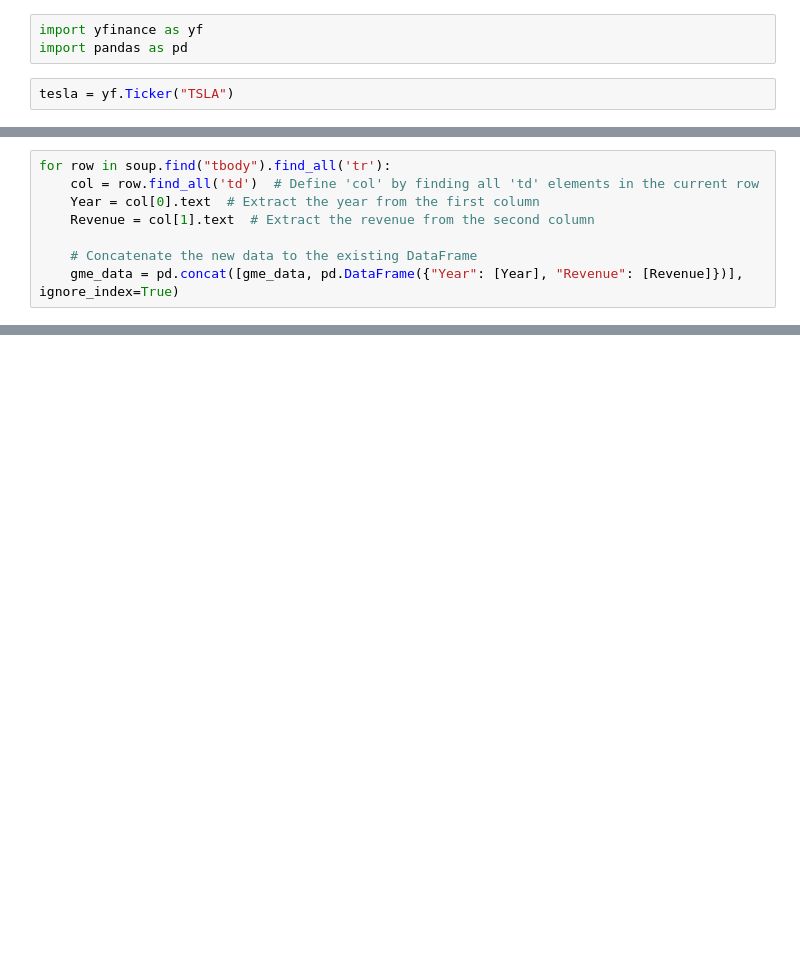
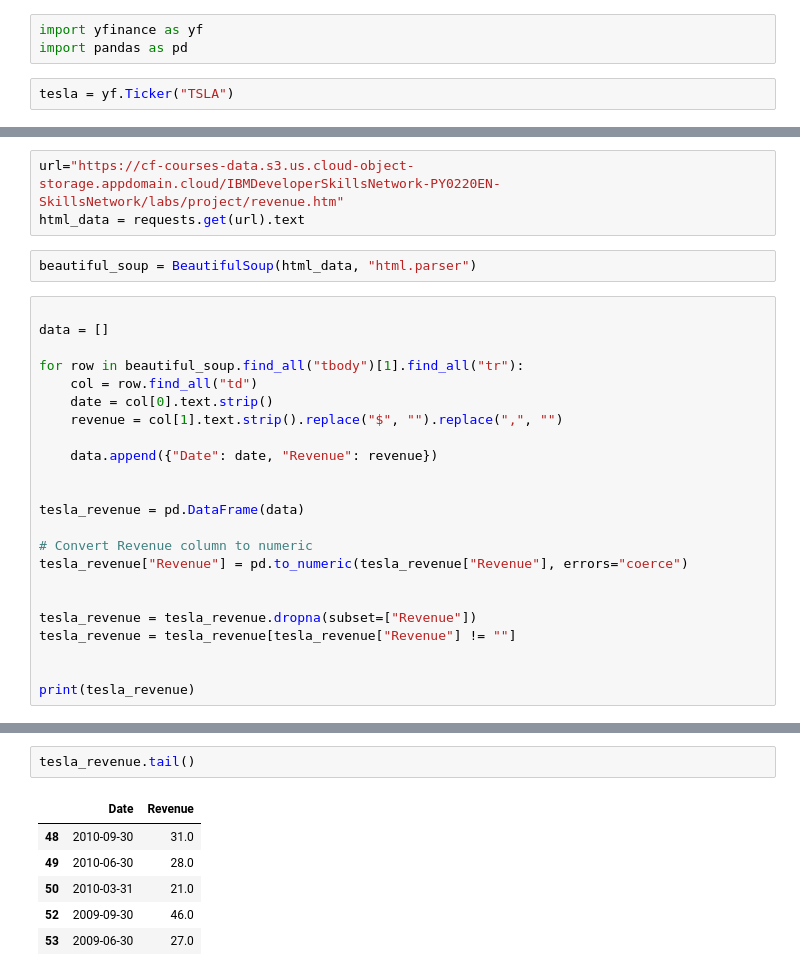
Before and after one commit to moharbi46/p2, a Jupyter notebook: stock.ipynb, the cells around one changed output, grey strips where cells are left out. Drawn from its saved outputs; the diff is of its cells as text; blank space fills up the shorter version.

```diff
--- a/stock.ipynb
+++ b/stock.ipynb
@@ -93,8 +17,0 @@ gme_data=pd.DataFrame(columns=['Year','Revenue'])
-# %%
-for row in soup.find("tbody").find_all('tr'):
-    col = row.find_all('td')  # Define 'col' by finding all 'td' elements in the current row
-    Year = col[0].text  # Extract the year from the first column
-    Revenue = col[1].text  # Extract the revenue from the second column
-
-    # Concatenate the new data to the existing DataFrame
-    gme_data = pd.concat([gme_data, pd.DataFrame({"Year": [Year], "Revenue": [Revenue]})], ignore_index=True)
@@ -140,0 +31,28 @@ plt.show()  # Display the graph
+# %%
+url="https://cf-courses-data.s3.us.cloud-object-storage.appdomain.cloud/IBMDeveloperSkillsNetwork-PY0220EN-SkillsNetwork/labs/project/revenue.htm"
+html_data = requests.get(url).text
+# %%
+beautiful_soup = BeautifulSoup(html_data, "html.parser")
+# %%
+
+data = []
+
+for row in beautiful_soup.find_all("tbody")[1].find_all("tr"):
+    col = row.find_all("td")
+    date = col[0].text.strip()
+    revenue = col[1].text.strip().replace("$", "").replace(",", "")
+
+    data.append({"Date": date, "Revenue": revenue})
+
+
+tesla_revenue = pd.DataFrame(data)
+
+# Convert Revenue column to numeric
+tesla_revenue["Revenue"] = pd.to_numeric(tesla_revenue["Revenue"], errors="coerce")
+
+
+tesla_revenue = tesla_revenue.dropna(subset=["Revenue"])
+tesla_revenue = tesla_revenue[tesla_revenue["Revenue"] != ""]
+
+
+print(tesla_revenue)
@@ -140,0 +77,9 @@ plt.show()  # Display the graph
+# %%
+tesla_revenue.tail()
+# %% [output]
+|  | Date | Revenue |
+| 48 | 2010-09-30 | 31.0 |
+| 49 | 2010-06-30 | 28.0 |
+| 50 | 2010-03-31 | 21.0 |
+| 52 | 2009-09-30 | 46.0 |
+| 53 | 2009-06-30 | 27.0 |
```
Also changed, not shown: parts of 35 cells of this notebook.
